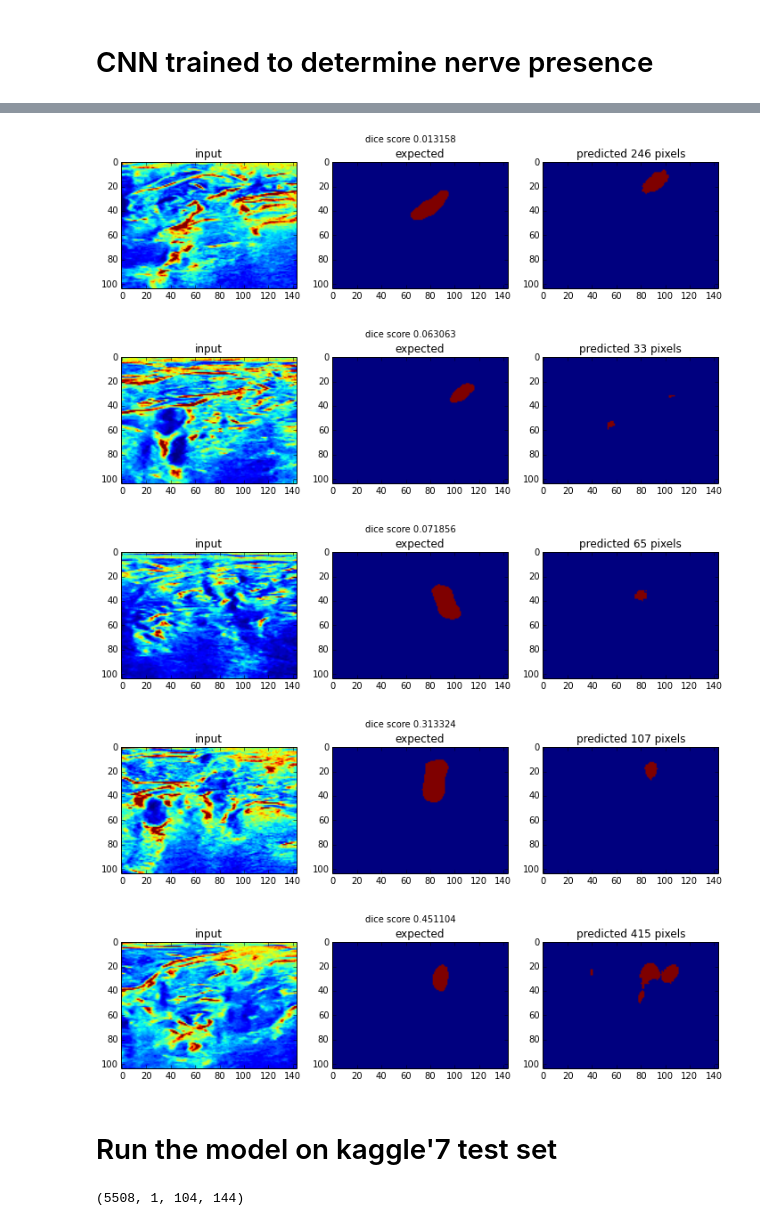
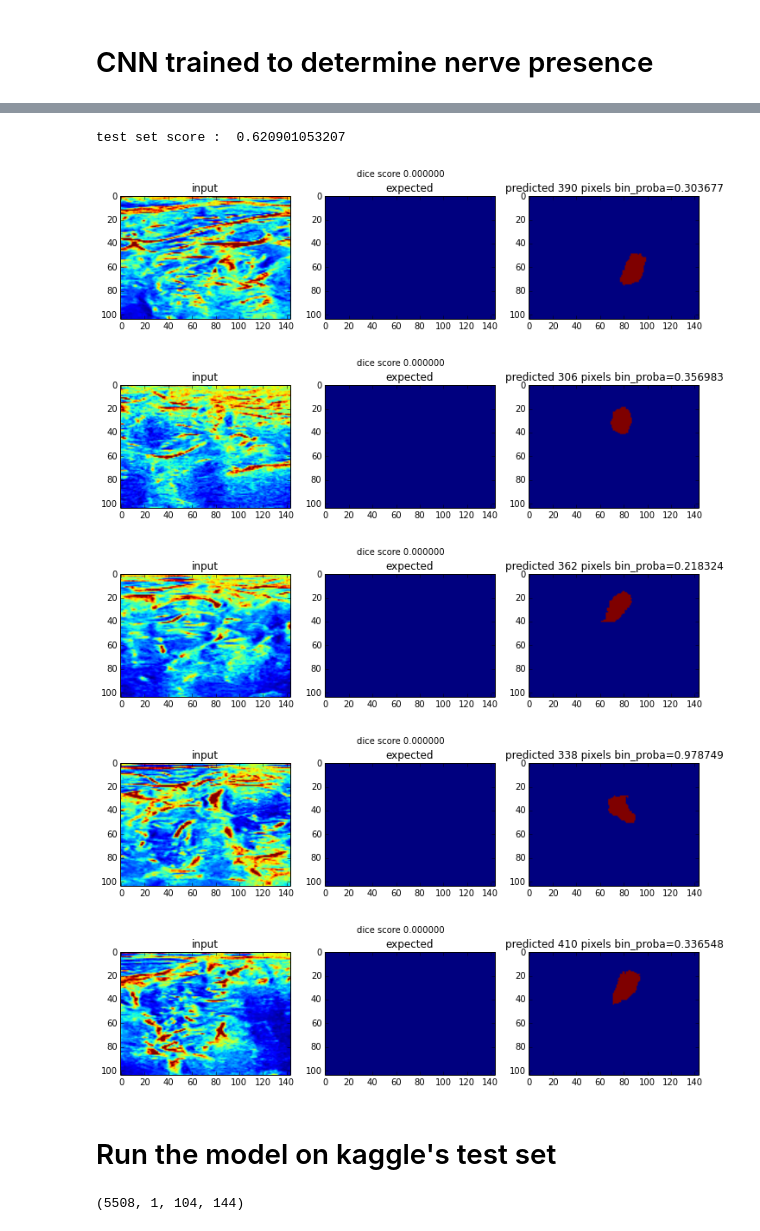
Before and after one commit to julienr/kaggle_uns, a Jupyter notebook: notebooks/4_train_2models.ipynb, the cells around one changed output, grey strips where cells are left out. Saved outputs shown, nothing was run; the diff lists cells and outputs as text; code cells hidden in the pictures.

```diff
--- a/notebooks/4_train_2models.ipynb
+++ b/notebooks/4_train_2models.ipynb
@@ -331,7 +321,8 @@ pl.legend(loc='lower right')
 # %%
 def binnn_predict(X):
-     return (binnn.predict(X) > 0.5).squeeze()
-Y_pred = binnn_predict(X_test)
+     return binnn.predict(X).squeeze()
+
+Y_pred = binnn_predict(X_test) > 0.5
 # %%
 from sklearn.metrics import accuracy_score
 print "test set score : ", accuracy_score(Y_test_binary, Y_pred)
@@ -346,35 +337,54 @@ if True:
+# %%
+def predict(X):
+    Y_pred_binary = binnn.predict(X).squeeze()
+    Y_pred = fcnn.predict(X)
+    Y_pred = Y_pred > 0.5
+    for i in range(Y_pred.shape[0]):
+        # Clear prediction where we detect to little pixels
+        # Figure it out by
+        # pl.hist(np.sum(np.sum(np.sum(Y_pred, axis=1), axis=1), axis=1))
+        if np.sum(Y_pred[i]) < 100:
+            Y_pred[i,:] = 0
+
+    Y_pred[Y_pred_binary < 0.2, :] = 0
+    return Y_pred, Y_pred_binary
+
+Y_pred, Y_pred_binary = predict(X_test)
+print "test set score : ", utils.dice_coefficient(Y_pred, Y_test)
+# %% [output]
+test set score :  0.620901053207
 # %%
 # Find the images with lowest scores
 dice_scores = []
 for i in range(Y_pred.shape[0]):
-    dice_scores.append(dice_coefficient(Y_pred[i], Y_test[i]))
+    dice_scores.append(utils.dice_coefficient(Y_pred[i], Y_test[i]))
 dice_scores = np.array(dice_scores)
 lowest = np.argsort(dice_scores)
 # %%
 #i = 50
 #i = 47
 
 #for i in lowest[-1050:-1045]:
 for i in lowest[5:10]:
     pl.figure(figsize=(12, 3))
-    pl.suptitle('dice score %f' % dice_coefficient(Y_pred[i], Y_test[i]))
+    pl.suptitle('dice score %f' % utils.dice_coefficient(Y_pred[i], Y_test[i]))
     pl.subplot(131)
     pl.title('input')
     pl.imshow(X_test[i].squeeze())
     pl.subplot(132)
     pl.title('expected')
     pl.imshow(Y_test[i].squeeze())
     pl.subplot(133)
-    pl.title('predicted %d pixels' % np.sum(Y_pred[i]))
+    pl.title('predicted %d pixels bin_proba=%f' % (np.sum(Y_pred[i]), Y_pred_binary[i]))
     pl.imshow(Y_pred[i].squeeze(), vmin=0, vmax=1)
 # %% [output]
-[figure, old version]
+[figure, new version]
-[figure, old version]
+[figure, new version]
-[figure, old version]
+[figure, new version]
-[figure, old version]
+[figure, new version]
-[figure, old version]
+[figure, new version]
 # %% [markdown]
-# Run the model on kaggle'7 test set
+# Run the model on kaggle's test set
 # %%
 _d = np.load('../../data_test.npz')
 X_submit = _d['X']
```
Also changed, not shown: parts of 13 cells of this notebook, 10 other files.
